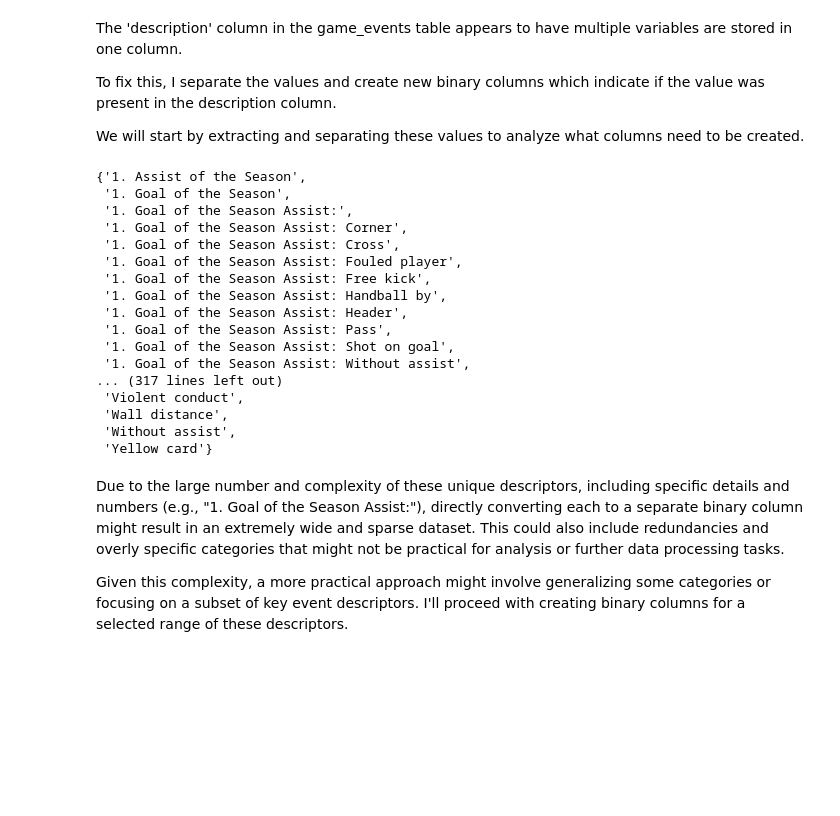
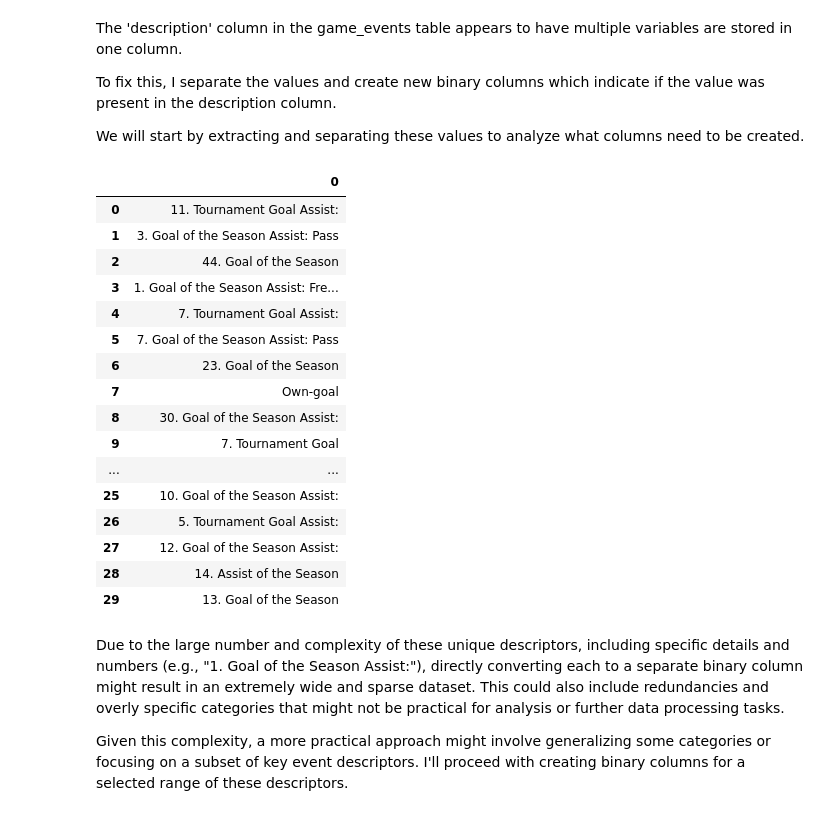
Before and after one commit to elliottscott774/ManchesterUtd-Potential-Transfer-Analysis, a Jupyter notebook: clean.ipynb, the cells around one changed output. Drawn from its saved outputs; the diff is of its cells as text; code cells hidden in the pictures; blank space fills up the shorter version.

```diff
--- a/clean.ipynb
+++ b/clean.ipynb
@@ -68,31 +68,31 @@ We will start by extracting and separating these values to analyze what columns
 # %%
 # Split the description column by ',' and then get the unique values across all rows
 unique_descriptors = set(
     descriptor.strip()
     for description in game_events['description'].dropna()
     for descriptor in description.split(',') if descriptor.strip()
 )
 
 # Display the unique descriptors
-unique_descriptors
+pd.DataFrame(unique_descriptors).head(30)
 # %% [output]
-{'1. Assist of the Season',
- '1. Goal of the Season',
- '1. Goal of the Season Assist:',
- '1. Goal of the Season Assist: Corner',
- '1. Goal of the Season Assist: Cross',
- '1. Goal of the Season Assist: Fouled player',
- '1. Goal of the Season Assist: Free kick',
- '1. Goal of the Season Assist: Handball by',
- '1. Goal of the Season Assist: Header',
- '1. Goal of the Season Assist: Pass',
- '1. Goal of the Season Assist: Shot on goal',
- '1. Goal of the Season Assist: Without assist',
-... (317 lines left out)
- 'Violent conduct',
- 'Wall distance',
- 'Without assist',
- 'Yellow card'}
+|  | 0 |
+| 0 | 11. Tournament Goal Assist: |
+| 1 | 3. Goal of the Season Assist: Pass |
+| 2 | 44. Goal of the Season |
+| 3 | 1. Goal of the Season Assist: Fre... |
+| 4 | 7. Tournament Goal Assist: |
+| 5 | 7. Goal of the Season Assist: Pass |
+| 6 | 23. Goal of the Season |
+| 7 | Own-goal |
+| 8 | 30. Goal of the Season Assist: |
+| 9 | 7. Tournament Goal |
+| ... | ... |
+| 25 | 10. Goal of the Season Assist: |
+| 26 | 5. Tournament Goal Assist: |
+| 27 | 12. Goal of the Season Assist: |
+| 28 | 14. Assist of the Season |
+| 29 | 13. Goal of the Season |
 # %% [markdown]
 Due to the large number and complexity of these unique descriptors, including specific details and numbers (e.g., "1. Goal of the Season Assist:"), directly converting each to a separate binary column might result in an extremely wide and sparse dataset. This could also include redundancies and overly specific categories that might not be practical for analysis or further data processing tasks.
 
```
